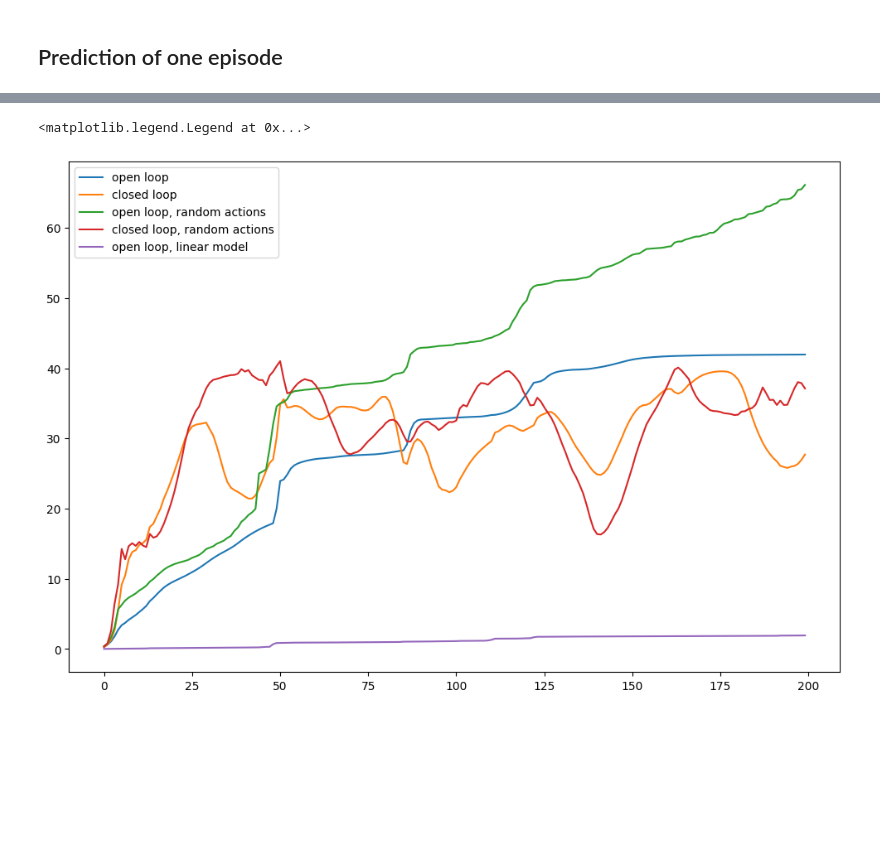
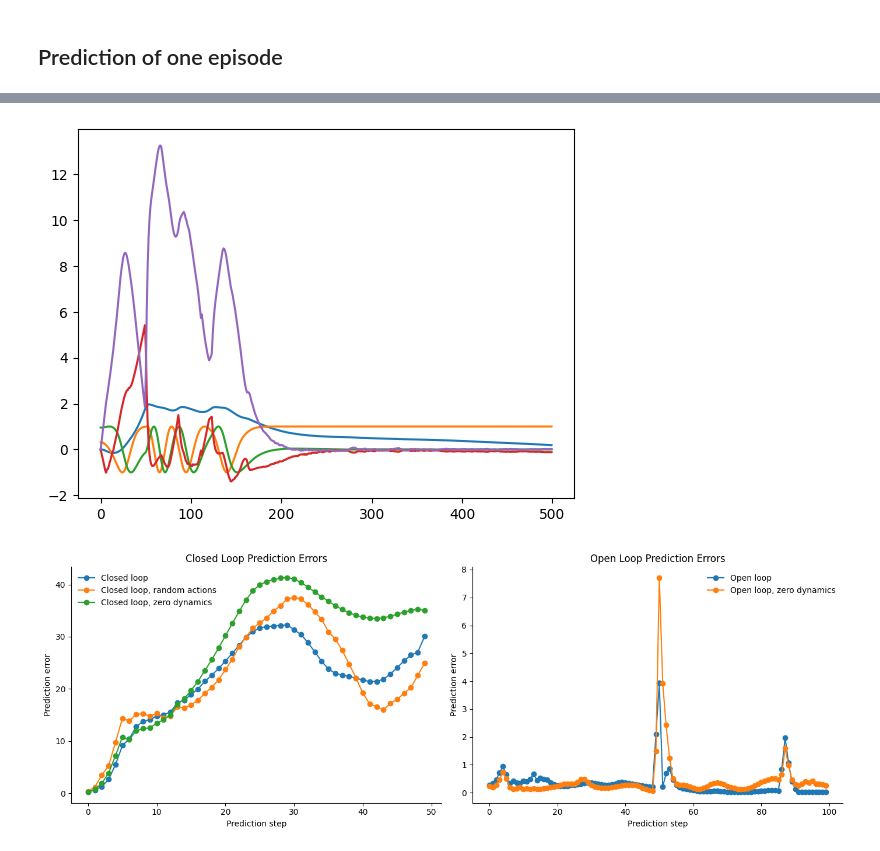
Before and after one commit to dynamical-inference/tdmpc2, a Jupyter notebook: analysis/25-12-15-analysis_dynamics_model.ipynb, the cells around one changed output, grey strips where cells are left out. Cells and saved outputs as stored; diff of their text form; code cells hidden in the pictures; blank space fills up the shorter version.

```diff
--- a/analysis/25-12-15-analysis_dynamics_model.ipynb
+++ b/analysis/25-12-15-analysis_dynamics_model.ipynb
@@ -31,6 +49,6 @@ from analysis.utils import load_sweep_metadata, load_data
 # %%
 df_metadata = load_sweep_metadata(
-    ["../logs/25-12-09-cartpole_initial_conditions_seeds_models"],
+    ["logs/25-12-09-cartpole_initial_conditions_seeds_models"],
     json_file_name="episode_metadata.json")
 df_metadata = df_metadata[df_metadata['checkpoint'] ==
                           'ckpts/cartpole-swingup-3.pt']
@@ -184,7 +248,7 @@ override_cfg = dict(
     record_planning=False,  # Focus on episode data
 )
 
-with initialize(config_path="../tdmpc2", version_base=None):
+with initialize(config_path="tdmpc2", version_base=None):
     cfg = compose(config_name="config")
     OmegaConf.set_struct(cfg, False)
     cfg = OmegaConf.merge(cfg, override_cfg)
@@ -427 +538,6 @@ Min prediction error: 0.0000
+# %%
+plt.plot(observations_episode.detach().cpu().numpy()[:])
+plt.show()
+# %% [output]
+[figure, added]
 # %%
@@ -480,35 +618,45 @@ prediction_errors_episode_open_loop_linear_model, z_preds_episode_open_loop_line
 # %%
-#plt.plot(prediction_errors_episode_open_loop[0, :500])
+steps_to_plot = 50
+steps_to_plot_open_loop = 100
+fig, (ax1, ax2) = plt.subplots(1, 2, figsize=(14, 5))
 
-steps_to_plot = 200
-plt.figure(figsize=(12, 8))
-plt.plot(np.cumsum(prediction_errors_episode_open_loop[0, :steps_to_plot]),
-         label='open loop')
-# plt.plot(prediction_errors_episode_open_loop[0, :steps_to_plot],
-#          label='open loop, per timestep')
-plt.plot(prediction_errors_episode_closed_loop[0, :steps_to_plot],
-         label='closed loop')
+# Closed loop plot (left)
+ax1.plot(prediction_errors_episode_closed_loop[0, :steps_to_plot],
+         marker='o',
+         label='Closed loop')
+ax1.plot(
+    prediction_errors_episode_closed_loop_random_actions[0, :steps_to_plot],
+    marker='o',
+    label='Closed loop, random actions')
+ax1.plot(prediction_errors_episode_closed_loop_zero_dynamics[0, :steps_to_plot],
+         marker='o',
+         label='Closed loop, zero dynamics')
+ax1.set_xlabel('Prediction step')
+ax1.set_ylabel('Prediction error')
+ax1.set_title('Closed Loop Prediction Errors')
+ax1.legend(frameon=False)
+ax1.spines['top'].set_visible(False)
+ax1.spines['right'].set_visible(False)
 
-plt.plot(np.cumsum(
-    prediction_errors_episode_open_loop_random_actions[0, :steps_to_plot]),
-         label='open loop, random actions')
-# plt.plot(prediction_errors_episode_open_loop_random_actions[0, :steps_to_plot],
-#          label='random actions, per timestep')
+# Open loop plot (right)
+ax2.plot(prediction_errors_episode_open_loop[0, :steps_to_plot_open_loop],
+         marker='o',
+         label='Open loop')
+# ax2.plot(prediction_errors_episode_open_loop_random_actions[
+#     0, :steps_to_plot_open_loop],
+#          marker='o',
+#          label='Open loop, random actions')
+ax2.plot(prediction_errors_episode_open_loop_zero_dynamics[
+    0, :steps_to_plot_open_loop],
+         marker='o',
+         label='Open loop, zero dynamics')
+ax2.set_xlabel('Prediction step')
+ax2.set_ylabel('Prediction error')
+ax2.set_title('Open Loop Prediction Errors')
+ax2.legend(frameon=False)
+ax2.spines['top'].set_visible(False)
+ax2.spines['right'].set_visible(False)
 
-plt.plot(
-    prediction_errors_episode_closed_loop_random_actions[0, :steps_to_plot],
-    label='closed loop, random actions')
-
-plt.plot(np.cumsum(
-    prediction_errors_episode_open_loop_linear_model[0, :steps_to_plot]),
-         label='open loop, linear model')
-
-plt.legend()
-#plt.plot(np.cumsum(prediction_errors_episode_closed_loop[0, :500]))
-# plt.plot(prediction_errors_episode[1, :10])
-# plt.plot(prediction_errors_episode[2, :10])
-# plt.plot(prediction_errors_episode[3, :10])
-# plt.plot(prediction_errors_episode[4, :10])
+plt.tight_layout()
 # %% [output]
-<matplotlib.legend.Legend at 0x...>
-[figure, old version]
+[figure, new version]
```
Also changed, not shown: parts of 25 cells of this notebook.
